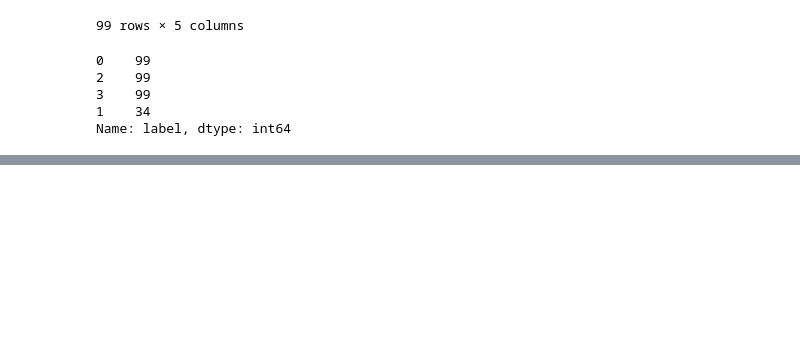
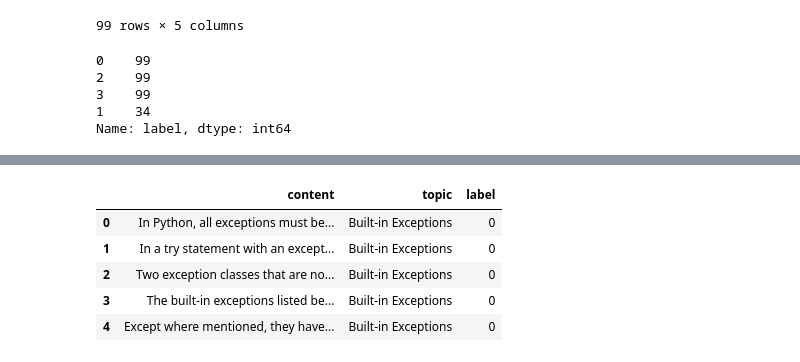
Before and after one commit to ece1786-2022/PyOverflow, a Jupyter notebook: data_combiner.ipynb, the cells around one changed output, grey strips where cells are left out. Cells and saved outputs as stored; diff of their text form; code cells hidden in the pictures; blank space fills up the shorter version.

```diff
--- a/data_combiner.ipynb
+++ b/data_combiner.ipynb
@@ -163,0 +191,12 @@ df=pd.read_csv(path)
+# %%
+# load training combined data
+path ='Data/Training/combined_rows_with_overlap.csv'
+data = pd.read_csv(path)
+data.head()
+# %% [output]
+|  | content | topic | label |
+| 0 | In Python, all exceptions must be... | Built-in Exceptions | 0 |
+| 1 | In a try statement with an except... | Built-in Exceptions | 0 |
+| 2 | Two exception classes that are no... | Built-in Exceptions | 0 |
+| 3 | The built-in exceptions listed be... | Built-in Exceptions | 0 |
+| 4 | Except where mentioned, they have... | Built-in Exceptions | 0 |
```
Also changed, not shown: parts of 14 cells of this notebook, 2 other files.
